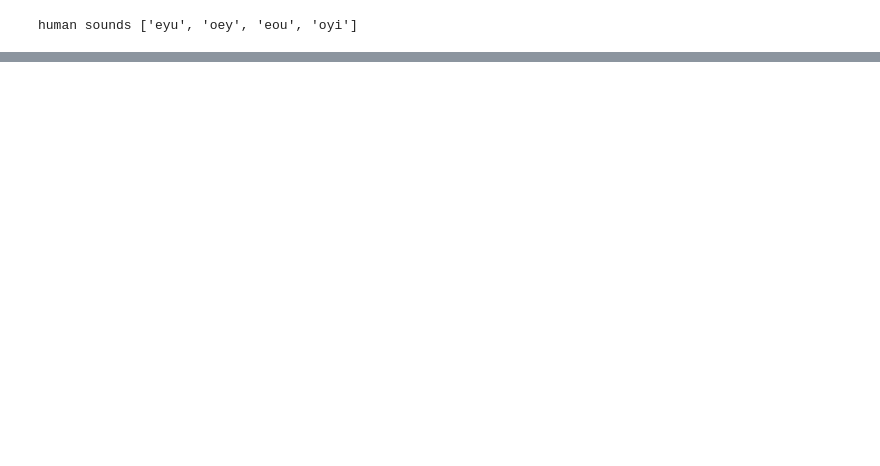
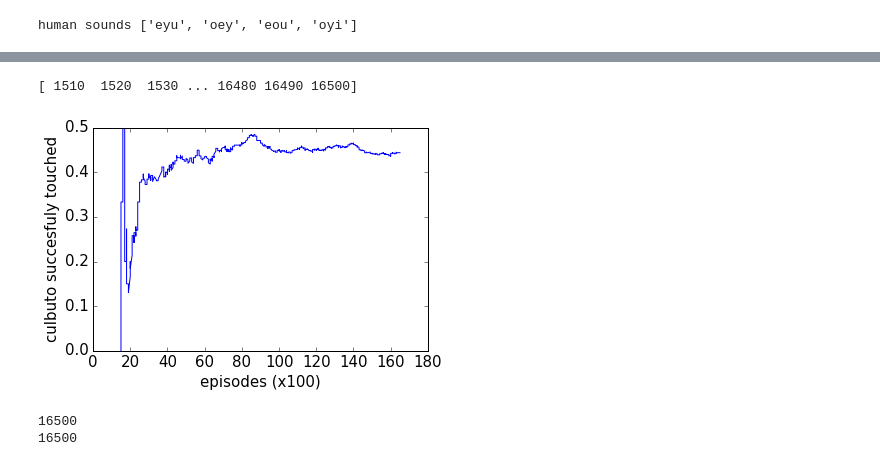
Before and after one commit to flowersteam/pobax_playground, a Jupyter notebook: notebooks/data_visualization.ipynb, the cells around one changed output, grey strips where cells are left out. Drawn from its saved outputs; the diff is of its cells as text; code cells hidden in the pictures; blank space fills up the shorter version.

```diff
--- a/notebooks/data_visualization.ipynb
+++ b/notebooks/data_visualization.ipynb
@@ -331,0 +352,62 @@ print a[0::2]
+# %%
+def is_culbuto_touched(culb_traj):
+        thr = 9e-06 #variance threshold
+        xs = culb_traj[0::3]
+        ys = culb_traj[1::3]
+        zs = culb_traj[2::3]
+        if (np.var(xs) > thr) or (np.var(ys) > thr) or (np.var(zs) > thr):
+            return True
+        else:
+            return False
+
+plot_every = 10
+plot_steps = np.arange(plot_every,((nb_iter // plot_every)+1)*plot_every,plot_every)
+# Evolution of succesfull culbuto touching
+m = 'RMB'
+print plot_steps[150:]
+for r in range(nb_runs):
+    trying_to_move_culb = []
+    moved_culb_while_trying = []
+    culb_trajs = models_sub_outcomes[m][r]['culbuto']['traj']
+    chosen_modules = models_data[m][r]['chosen_modules']
+
+    # extract data
+    for i in range(nb_iter):
+        if chosen_modules[i] == 3: #trying to move culbuto
+            trying_to_move_culb.append(1)
+            if is_culbuto_touched(culb_trajs[i]):
+                moved_culb_while_trying.append(1)
+            else:
+                moved_culb_while_trying.append(-1)
+        else:
+            trying_to_move_culb.append(0)
+            moved_culb_while_trying.append(0)
+    culbuto_accuracies = []
+
+    # compute plot values
+    for i in plot_steps:
+        if trying_to_move_culb[:i].count(1) != 0:
+            culb_accuracy = moved_culb_while_trying[:i].count(1) / trying_to_move_culb[:i].count(1)
+            culbuto_accuracies.append(culb_accuracy)
+        else:
+            #print 'hehe'
+            culbuto_accuracies.append(0)
+
+    # actual plotting
+    plt.figure()
+    plt.plot(plot_steps[150:]//100,culbuto_accuracies[150:])
+    plt.xlabel('episodes (x100)')
+    plt.ylabel('culbuto succesfuly touched')
+
+    plt.show()
+
+
+
+
+    print len(trying_to_move_culb)
+    print len(moved_culb_while_trying)
+# %% [output]
+[ 1510  1520  1530 ... 16480 16490 16500]
+[figure, added]
+16500
+16500
```
Also changed, not shown: parts of 18 cells of this notebook.
